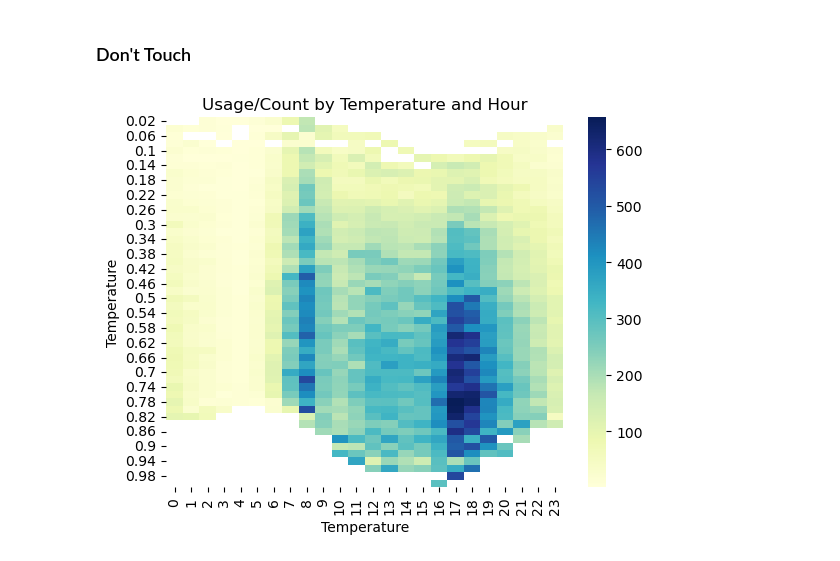
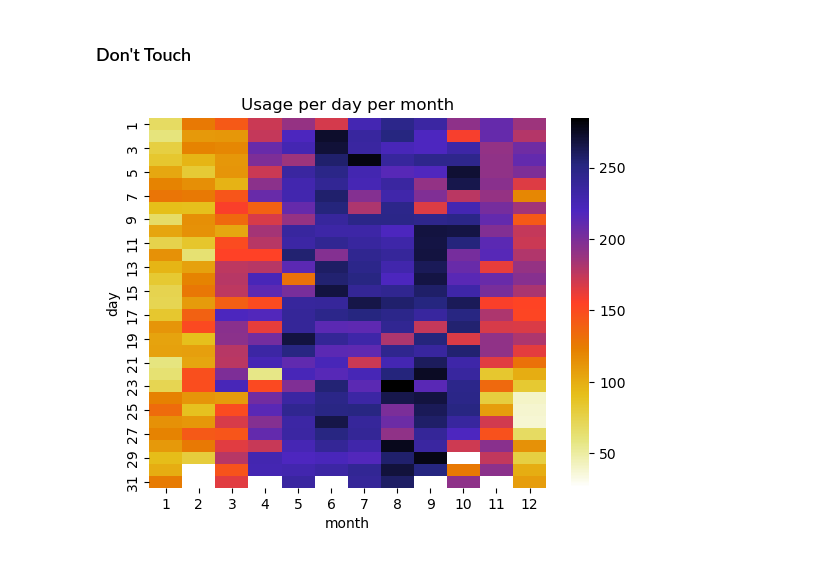
Before and after one commit to RHout19/Project-1, a Jupyter notebook: Model 1/Project 3/Sprint_1_Data_Wrangling.ipynb, the cells around one changed output. Cells and saved outputs as stored; diff of their text form; code cells hidden in the pictures.

Commit message:
Heatmaps and Goals

```diff
--- a/Model 1/Project 3/Sprint_1_Data_Wrangling.ipynb
+++ b/Model 1/Project 3/Sprint_1_Data_Wrangling.ipynb
@@ -540,17 +540,15 @@ paint('year', 'weekday', input('Combine = False || Split = True'))
 #         paint(x, y)
 # %%
 # Create a pivot table with temperature as the index and hour as the columns
-pivot_table = df.pivot_table(index='temp', columns='hour', values='count')
+pivot_table = df.pivot_table(index='day', columns='month', values='count')
 
 # Plot the heatmap using seaborn
-sns.heatmap(pivot_table, cmap='YlGnBu')
+sns.heatmap(pivot_table, cmap='CMRmap_r')
 
 # Add labels and title
-plt.xlabel('Temperature')
-plt.ylabel('Temperature')
-plt.title('Usage/Count by Temperature and Hour')
+plt.title('Usage per day per month')
 
 # Display the plot
 plt.show()
 # %% [output]
-[figure, old version]
+[figure, new version]
```
Also changed, not shown: parts of 11 cells of this notebook.
